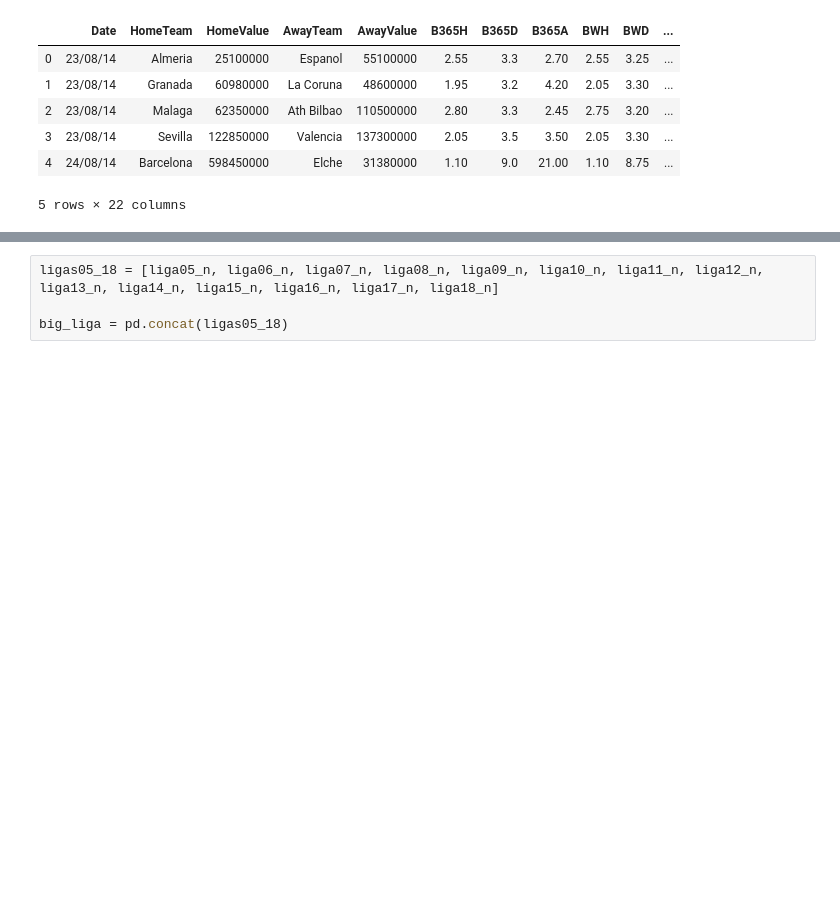
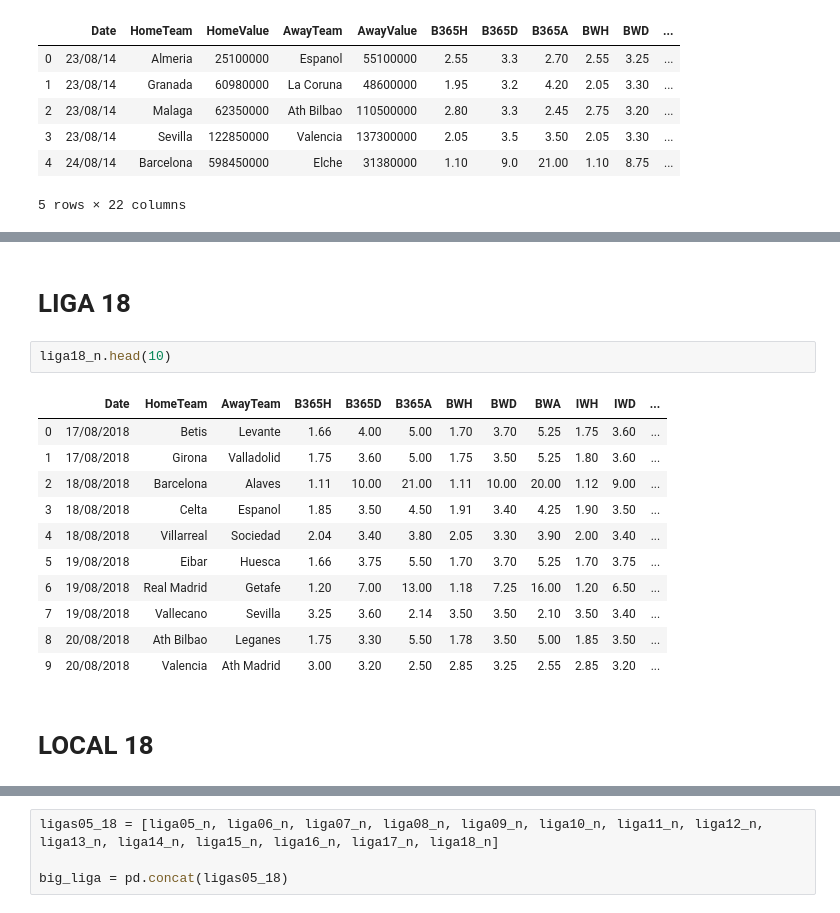
Before and after one commit to Jjespper/football_bets, a Jupyter notebook: Creating_DB.ipynb, the cells around one changed output, grey strips where cells are left out. Saved outputs shown, nothing was run; the diff lists cells and outputs as text; blank space fills up the shorter version.

```diff
--- a/Creating_DB.ipynb
+++ b/Creating_DB.ipynb
@@ -1435,0 +1833,18 @@ liga14_n.head()
+# %% [markdown]
+# LIGA 18
+# %%
+liga18_n.head(10)
+# %% [output]
+|  | Date | HomeTeam | AwayTeam | B365H | B365D | B365A | BWH | BWD | BWA | IWH | IWD | ... |
+| 0 | 17/08/2018 | Betis | Levante | 1.66 | 4.00 | 5.00 | 1.70 | 3.70 | 5.25 | 1.75 | 3.60 | ... |
+| 1 | 17/08/2018 | Girona | Valladolid | 1.75 | 3.60 | 5.00 | 1.75 | 3.50 | 5.25 | 1.80 | 3.60 | ... |
+| 2 | 18/08/2018 | Barcelona | Alaves | 1.11 | 10.00 | 21.00 | 1.11 | 10.00 | 20.00 | 1.12 | 9.00 | ... |
+| 3 | 18/08/2018 | Celta | Espanol | 1.85 | 3.50 | 4.50 | 1.91 | 3.40 | 4.25 | 1.90 | 3.50 | ... |
+| 4 | 18/08/2018 | Villarreal | Sociedad | 2.04 | 3.40 | 3.80 | 2.05 | 3.30 | 3.90 | 2.00 | 3.40 | ... |
+| 5 | 19/08/2018 | Eibar | Huesca | 1.66 | 3.75 | 5.50 | 1.70 | 3.70 | 5.25 | 1.70 | 3.75 | ... |
+| 6 | 19/08/2018 | Real Madrid | Getafe | 1.20 | 7.00 | 13.00 | 1.18 | 7.25 | 16.00 | 1.20 | 6.50 | ... |
+| 7 | 19/08/2018 | Vallecano | Sevilla | 3.25 | 3.60 | 2.14 | 3.50 | 3.50 | 2.10 | 3.50 | 3.40 | ... |
+| 8 | 20/08/2018 | Ath Bilbao | Leganes | 1.75 | 3.30 | 5.50 | 1.78 | 3.50 | 5.00 | 1.85 | 3.50 | ... |
+| 9 | 20/08/2018 | Valencia | Ath Madrid | 3.00 | 3.20 | 2.50 | 2.85 | 3.25 | 2.55 | 2.85 | 3.20 | ... |
+# %% [markdown]
+# LOCAL 18
```
Also changed, not shown: parts of 31 cells of this notebook, 1 other file.
